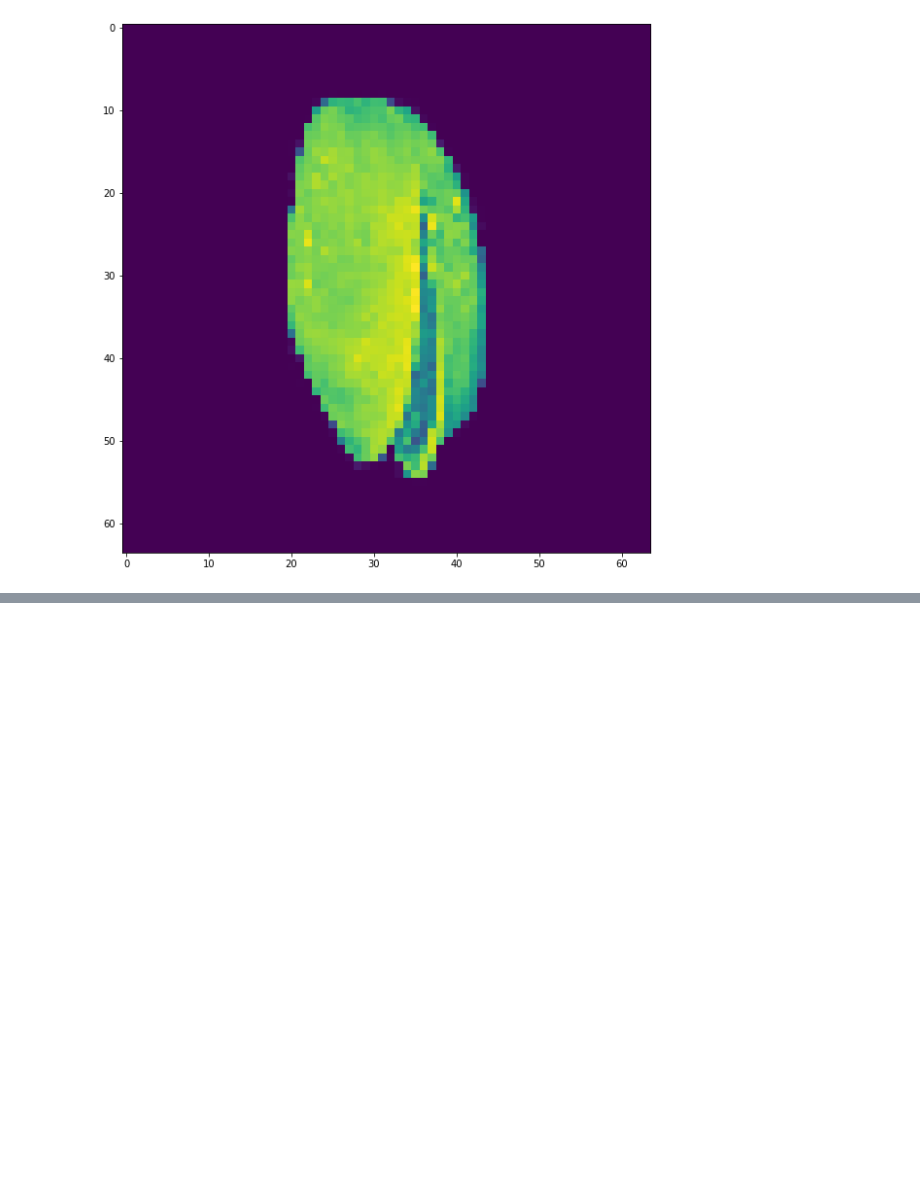
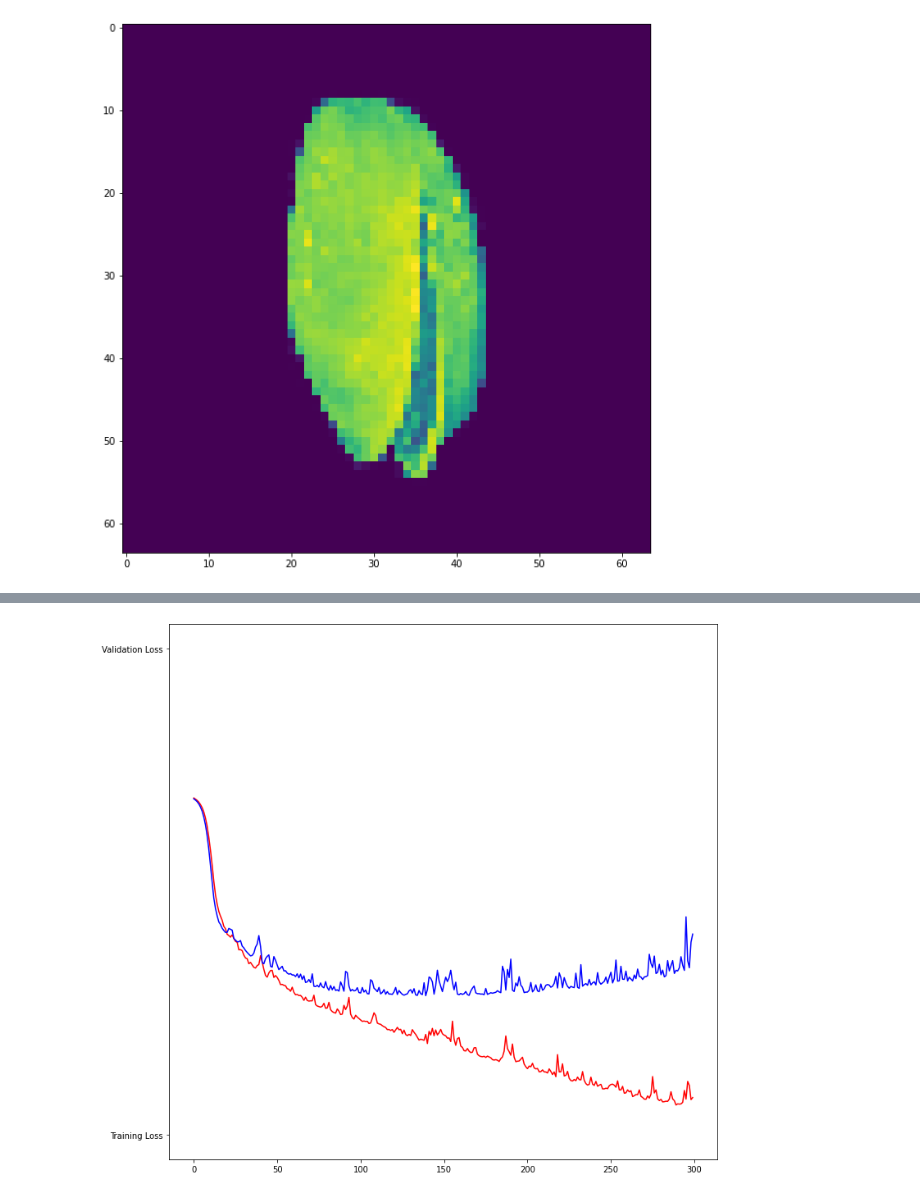
Before and after one commit to da4nik08/ML, a Jupyter notebook: CNN.ipynb, the cells around one changed output, grey strips where cells are left out. Drawn from its saved outputs; the diff is of its cells as text; code cells hidden in the pictures; blank space fills up the shorter version.

```diff
--- a/CNN.ipynb
+++ b/CNN.ipynb
@@ -149,0 +162,7 @@ Epoch 200/200
+# %%
+plt.figure(figsize=(12, 12))
+plt.plot(epochs, loss, 'r', "Training Loss")
+plt.plot(epochs, val_loss, 'b', "Validation Loss")
+plt.show()
+# %% [output]
+[figure, added]
```
Also changed, not shown: parts of 5 cells of this notebook.
